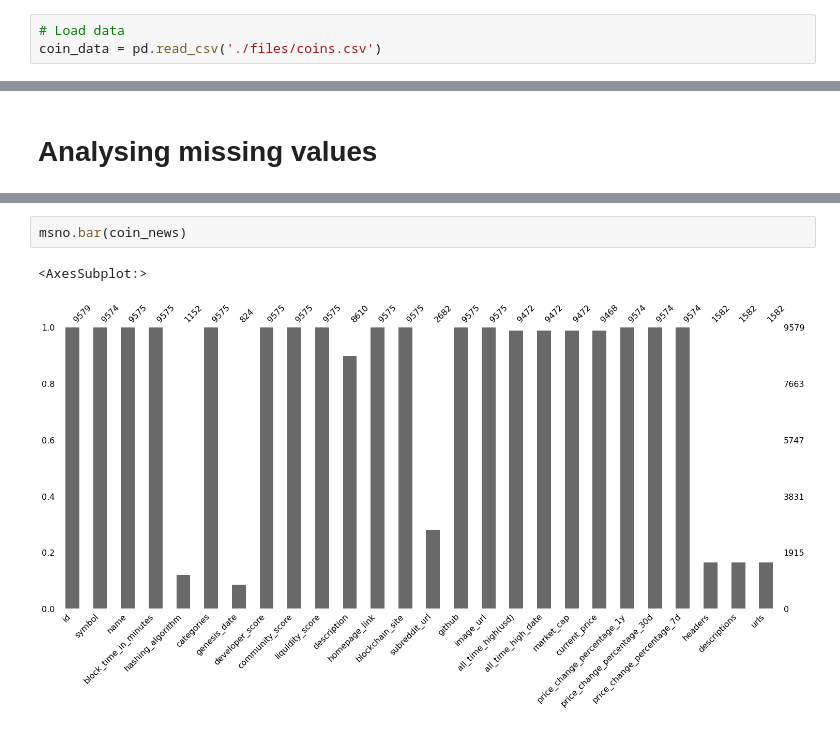
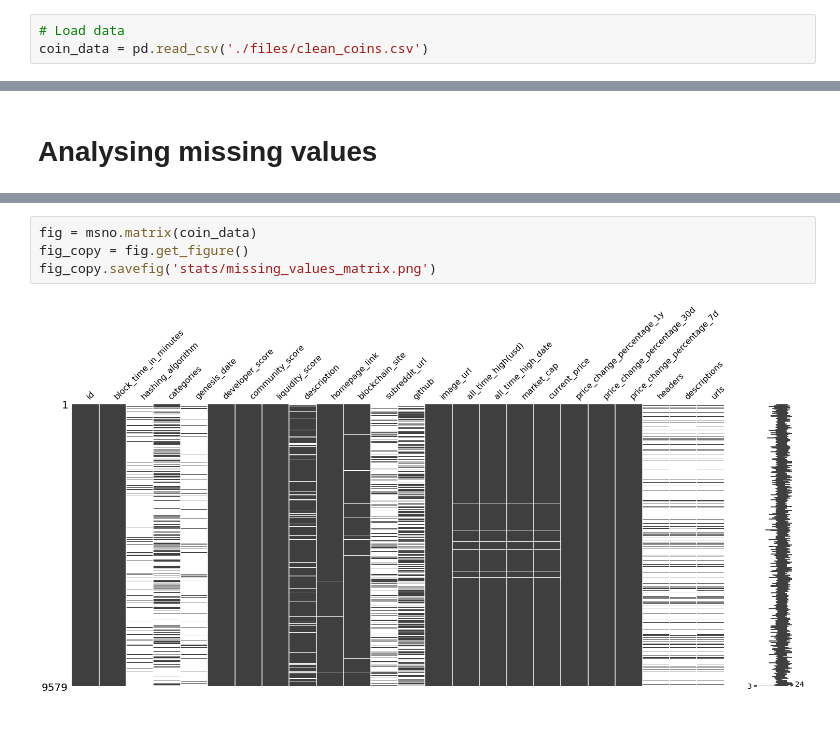
Before and after one commit to 2dukes/PROJ_PRI_2122, a Jupyter notebook: Statistics.ipynb, the cells around one changed output, grey strips where cells are left out. Drawn from its saved outputs; the diff is of its cells as text.

Commit message:
Updated makefile and updated stats

```diff
--- a/Statistics.ipynb
+++ b/Statistics.ipynb
@@ -8,6 +9,6 @@ import missingno as msno
 # %%
 # Load data
-coin_data = pd.read_csv('./files/coins.csv')
+coin_data = pd.read_csv('./files/clean_coins.csv')
 # %%
 # Heatmap
 plt.figure(figsize=(20,6))
@@ -112,5 +104,6 @@ msno.heatmap(coin_news)
-# %%
-msno.bar(coin_news)
-# %% [output]
-<AxesSubplot:>
-[figure, removed]
+# %%
+fig = msno.matrix(coin_data)
+fig_copy = fig.get_figure()
+fig_copy.savefig('stats/missing_values_matrix.png')
+# %% [output]
+[figure, added]
```
Also changed, not shown: parts of 11 cells of this notebook, 7 other files.
